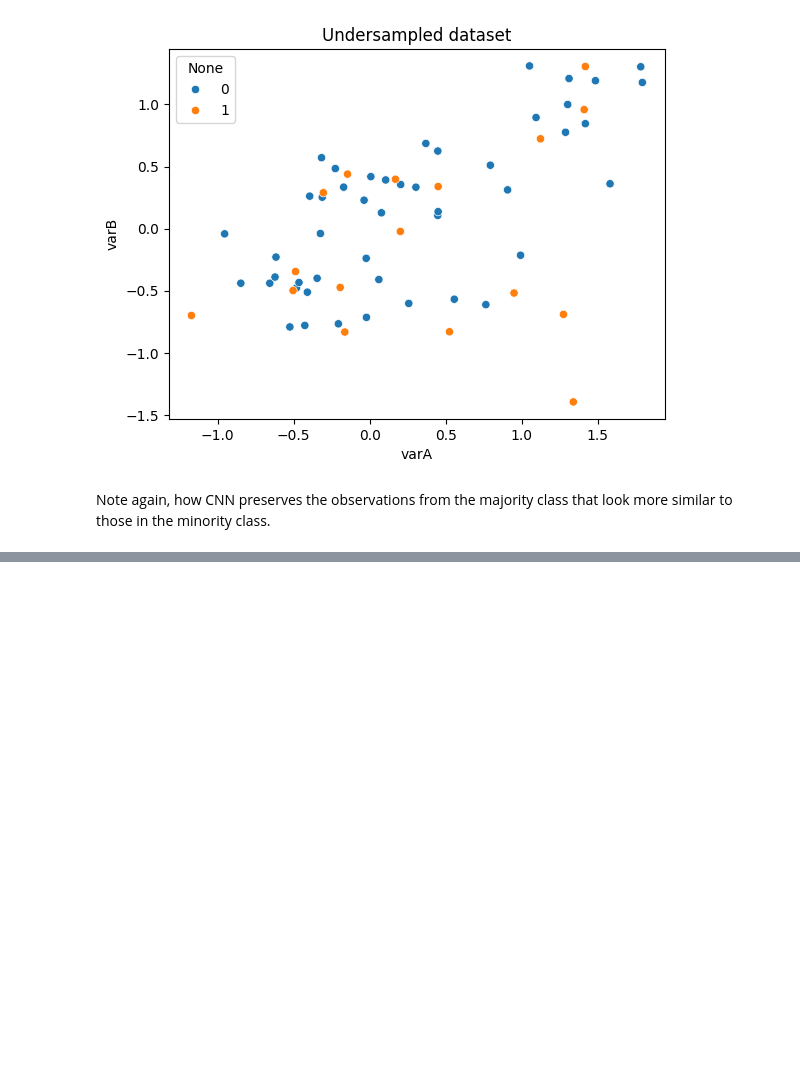
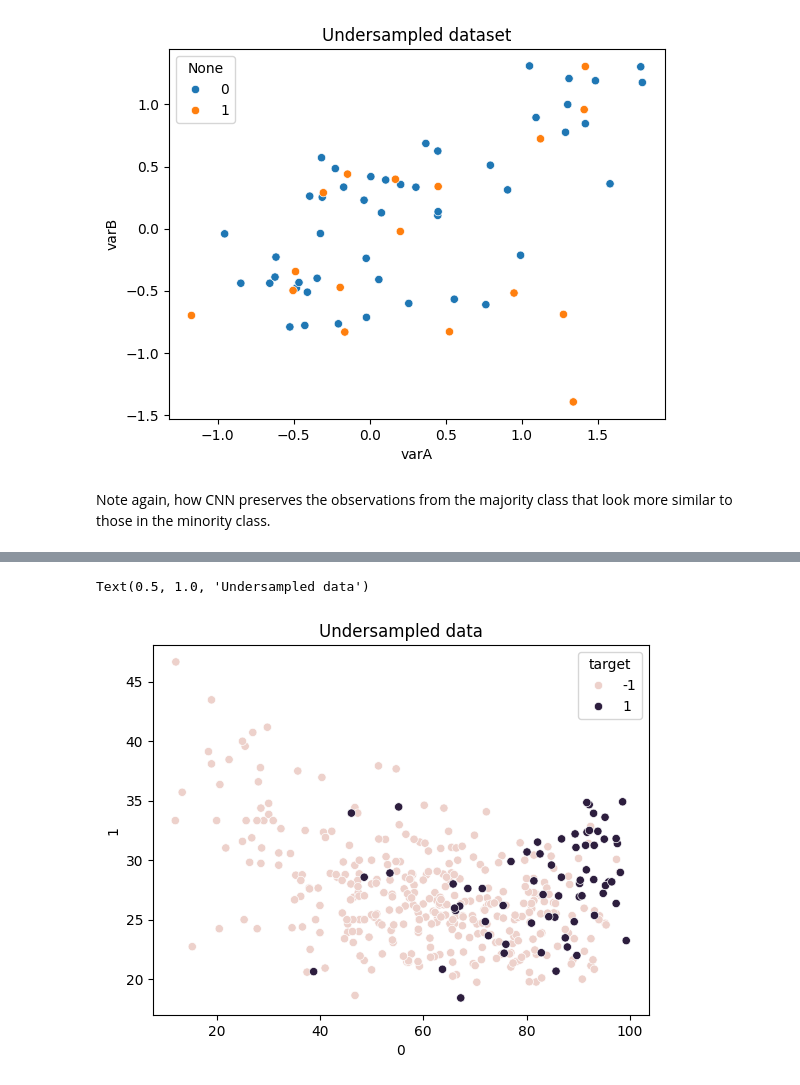
Before and after one commit to MiaHenstridge/machine_learning_with_imbalanced_data, a Jupyter notebook: 04_undersampling/02_condensed_nearest_neighbours.ipynb, the cells around one changed output, grey strips where cells are left out. Drawn from its saved outputs; the diff is of its cells as text; code cells hidden in the pictures; blank space fills up the shorter version.

```diff
--- a/04_undersampling/02_condensed_nearest_neighbours.ipynb
+++ b/04_undersampling/02_condensed_nearest_neighbours.ipynb
@@ -198,0 +239,10 @@ Note again, how CNN preserves the observations from the majority class that look
+# %%
+# set up the undersampler
+cnn = CondensedNearestNeighbour(
+    sampling_strategy='auto',
+    random_state=0,
+    n_neighbors=1,
+    n_jobs=-1,
+)
+
+X_resampled, y_resampled = cnn.fit_resample(X_train, y_train)
@@ -198,0 +284,11 @@ Note again, how CNN preserves the observations from the majority class that look
+# %%
+# undersampled data
+sns.scatterplot(data=X_resampled,
+                x='0',
+                y='1',
+                hue=y_resampled)
+
+plt.title('Undersampled data')
+# %% [output]
+Text(0.5, 1.0, 'Undersampled data')
+[figure, added]
```
Also changed, not shown: parts of 15 cells of this notebook.
